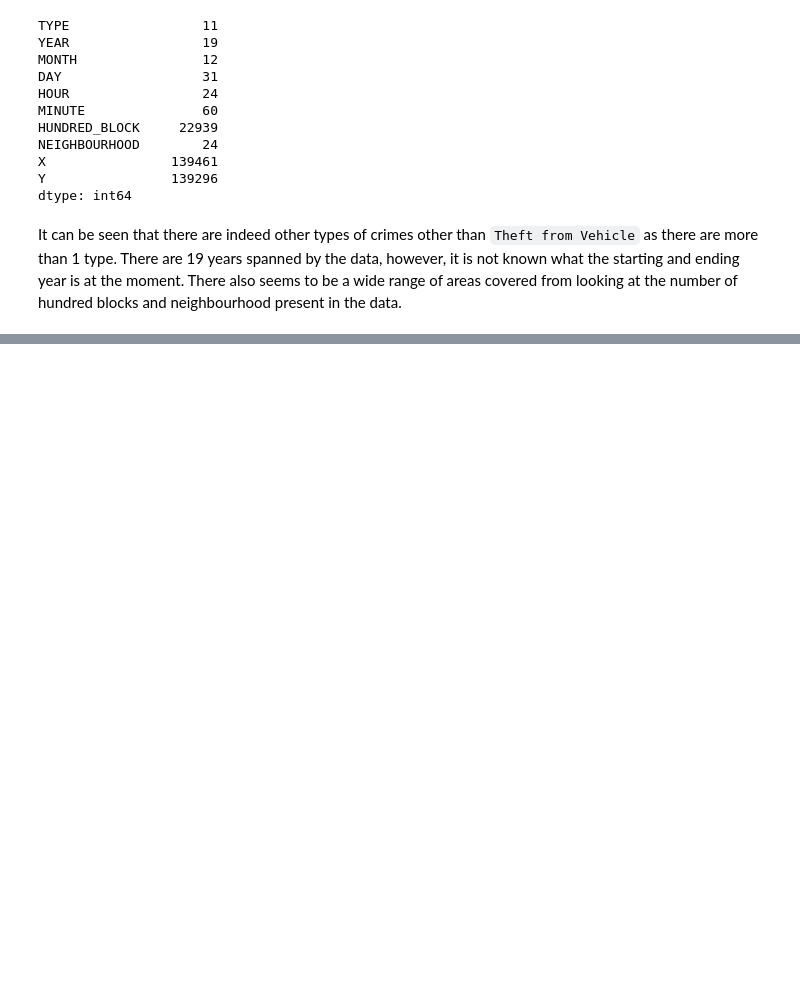
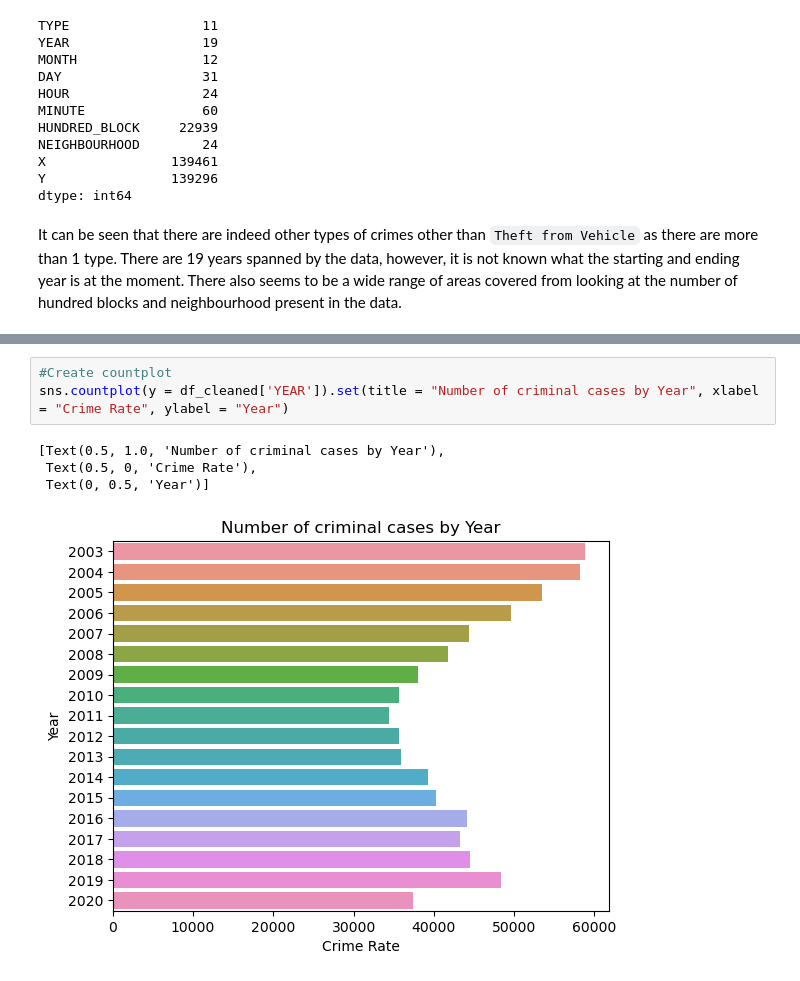
Before and after one commit to ubco-W2022T1-cosc301/project-group11, a Jupyter notebook: notebooks/analysis2.ipynb, the cells around one changed output, grey strips where cells are left out. Saved outputs shown, nothing was run; the diff lists cells and outputs as text; blank space fills up the shorter version.

```diff
--- a/notebooks/analysis2.ipynb
+++ b/notebooks/analysis2.ipynb
@@ -104,0 +218,8 @@ df.describe().apply(lambda s: s.apply(lambda x: format(x, 'f')))
+# %%
+#Create countplot
+sns.countplot(y = df_cleaned['YEAR']).set(title = "Number of criminal cases by Year", xlabel = "Crime Rate", ylabel = "Year")
+# %% [output]
+[Text(0.5, 1.0, 'Number of criminal cases by Year'),
+ Text(0.5, 0, 'Crime Rate'),
+ Text(0, 0.5, 'Year')]
+[figure, added]
```
Also changed, not shown: parts of 30 cells of this notebook, 1 other file.
